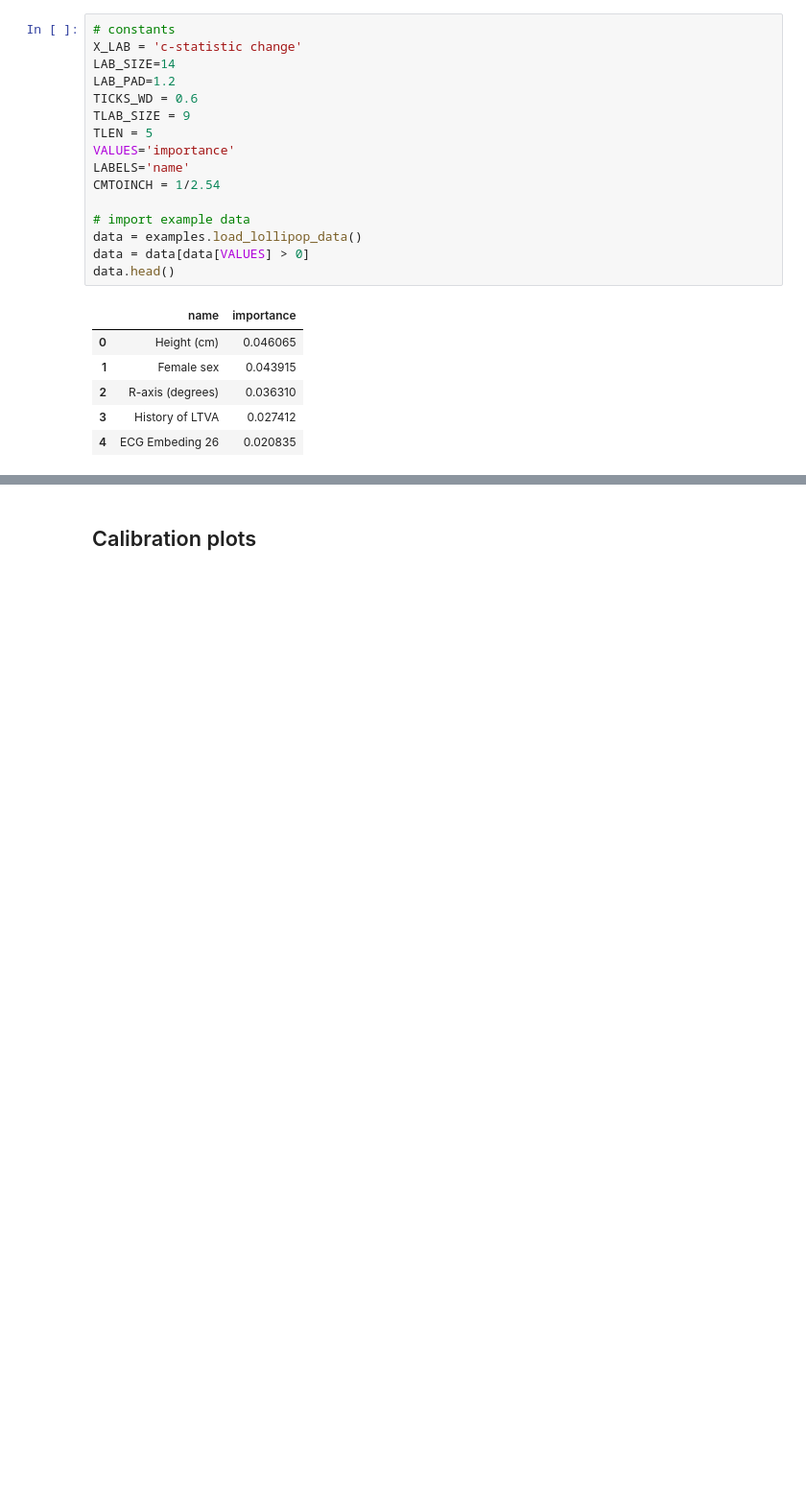
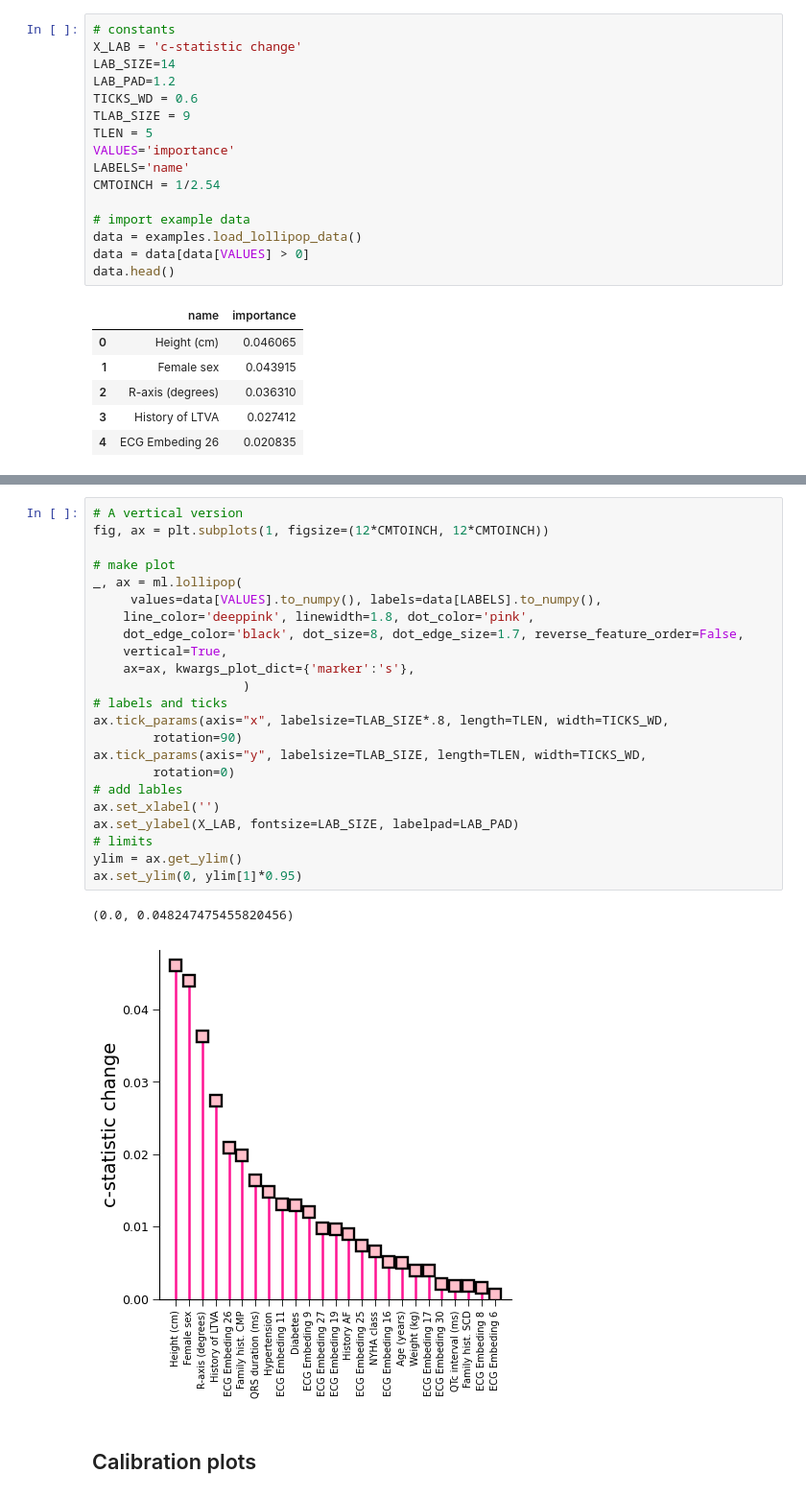
Before and after one commit to afschmidt/plot-misc, a Jupyter notebook: resources/examples/machine_learning.ipynb, the cells around one changed output, grey strips where cells are left out. Shown at 96% size. Drawn from its saved outputs; the diff is of its cells as text; blank space fills up the shorter version.

Commit message:
Updated machine-learning docstring and allowed for a vertical lolliplot

```diff
--- a/resources/examples/machine_learning.ipynb
+++ b/resources/examples/machine_learning.ipynb
@@ -59,6 +62,32 @@ ax.set_xlim(0, xlim[1]*0.95)
 # %% [output]
 (0.0, 0.048247475455820456)
 [figure]
+# %%
+# A vertical version
+fig, ax = plt.subplots(1, figsize=(12*CMTOINCH, 12*CMTOINCH))
+
+# make plot
+_, ax = ml.lollipop(
+     values=data[VALUES].to_numpy(), labels=data[LABELS].to_numpy(),
+    line_color='deeppink', linewidth=1.8, dot_color='pink',
+    dot_edge_color='black', dot_size=8, dot_edge_size=1.7, reverse_feature_order=False,
+    vertical=True,
+    ax=ax, kwargs_plot_dict={'marker':'s'},
+                    )
+# labels and ticks
+ax.tick_params(axis="x", labelsize=TLAB_SIZE*.8, length=TLEN, width=TICKS_WD,
+        rotation=90)
+ax.tick_params(axis="y", labelsize=TLAB_SIZE, length=TLEN, width=TICKS_WD,
+        rotation=0)
+# add lables
+ax.set_xlabel('')
+ax.set_ylabel(X_LAB, fontsize=LAB_SIZE, labelpad=LAB_PAD)
+# limits
+ylim = ax.get_ylim()
+ax.set_ylim(0, ylim[1]*0.95)
+# %% [output]
+(0.0, 0.048247475455820456)
+[figure, added]
 # %% [markdown]
 ## Calibration plots
 # %%
```
Also changed, not shown: parts of 5 cells of this notebook, 2 other files.
